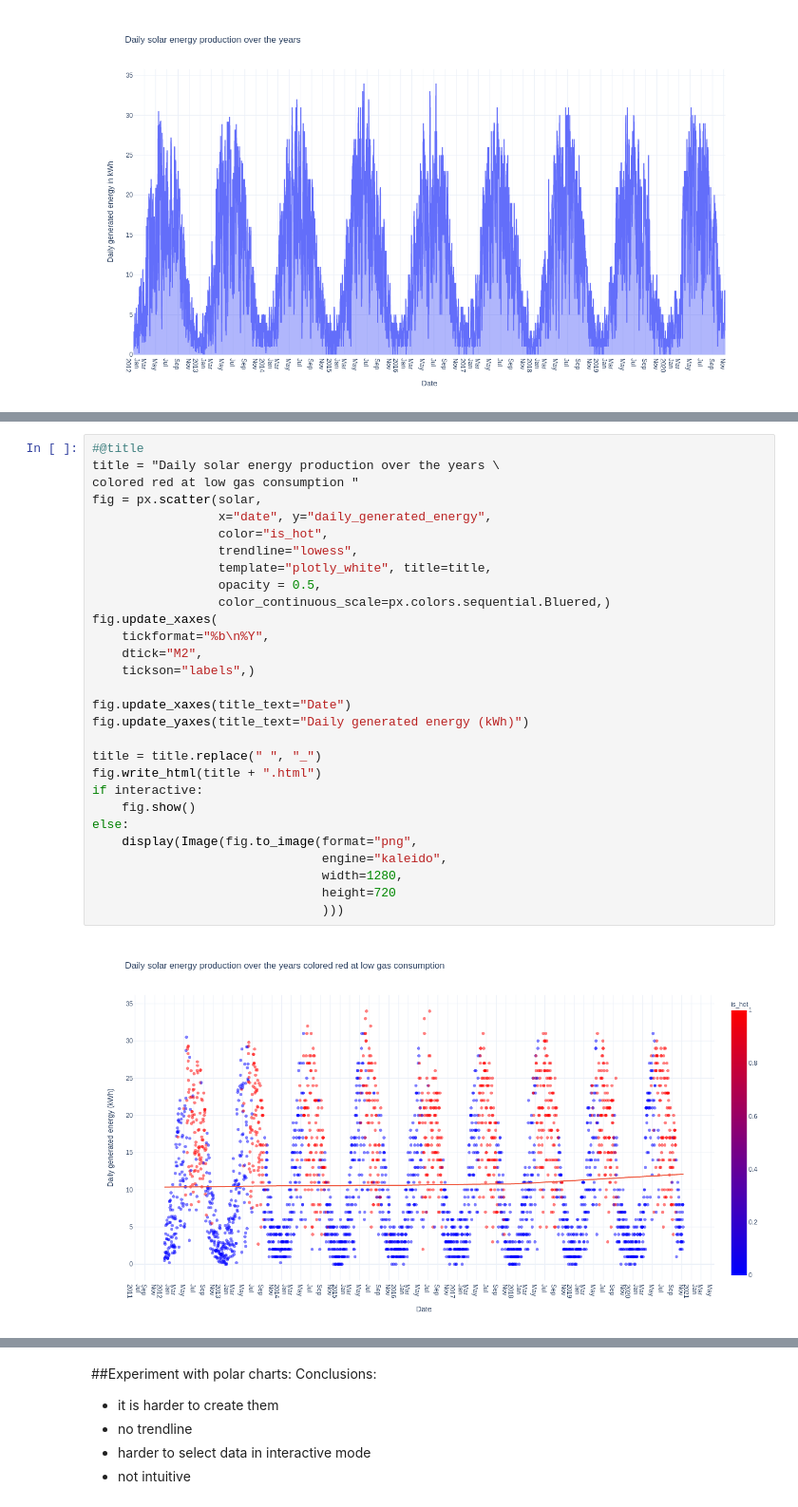
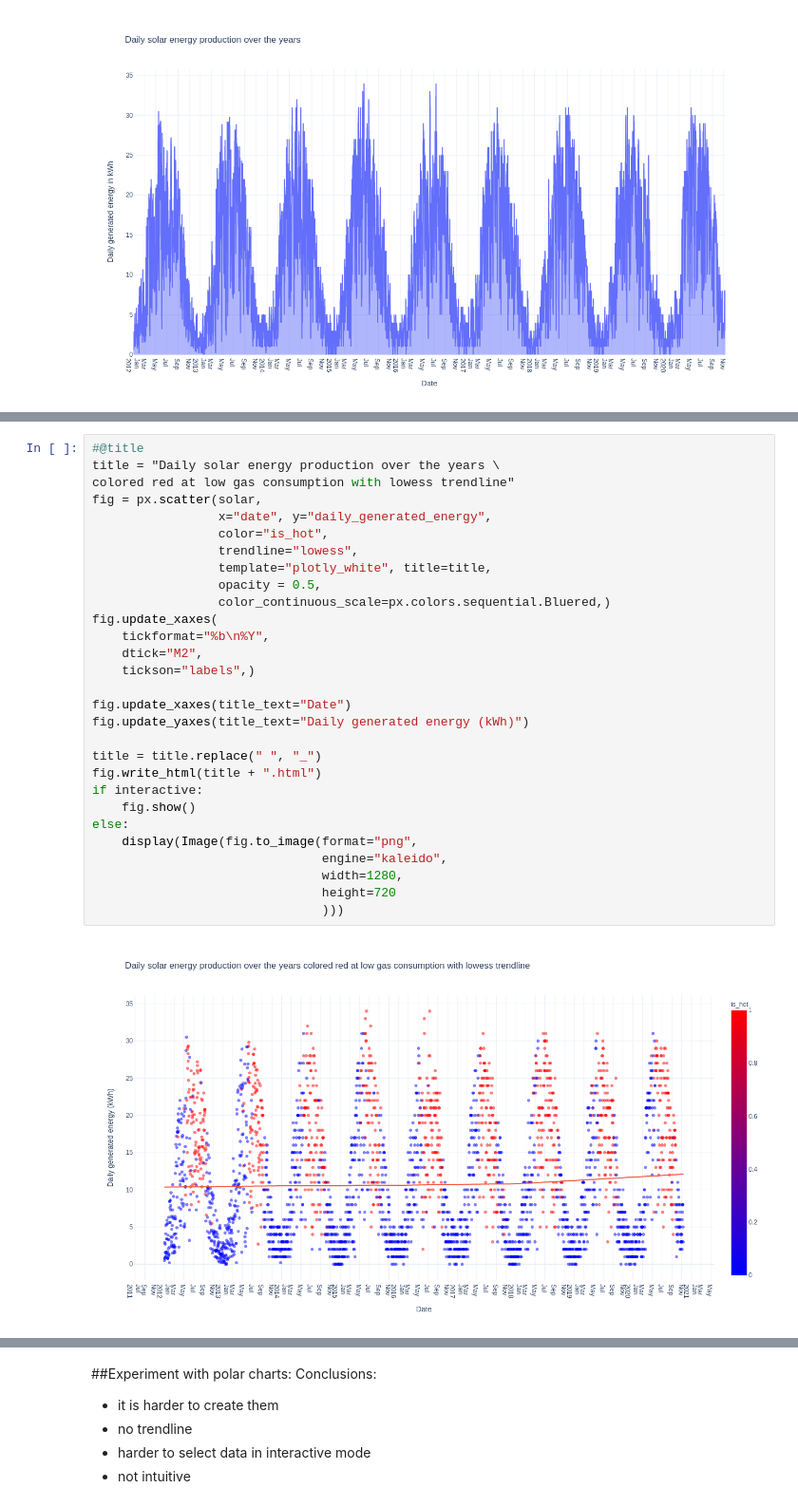
Before and after one commit to ffabi/VisualAnalysis, a Jupyter notebook: Mérési_solar_HF_AEP0TG_OZFKFP.ipynb, the cells around one changed output, grey strips where cells are left out. Shown at 95% size. Drawn from its saved outputs; the diff is of its cells as text.

```diff
--- a/Mérési_solar_HF_AEP0TG_OZFKFP.ipynb
+++ b/Mérési_solar_HF_AEP0TG_OZFKFP.ipynb
@@ -768,34 +770,34 @@ else:
 # %%
 #@title
 title = "Daily solar energy production over the years \
-colored red at low gas consumption "
+colored red at low gas consumption with lowess trendline"
 fig = px.scatter(solar,
                  x="date", y="daily_generated_energy",
                  color="is_hot",
                  trendline="lowess",
                  template="plotly_white", title=title,
                  opacity = 0.5,
                  color_continuous_scale=px.colors.sequential.Bluered,)
 fig.update_xaxes(
     tickformat="%b\n%Y",
     dtick="M2",
     tickson="labels",)
 
 fig.update_xaxes(title_text="Date")
 fig.update_yaxes(title_text="Daily generated energy (kWh)")
 
 title = title.replace(" ", "_")
 fig.write_html(title + ".html")
 if interactive:
     fig.show()
 else:
     display(Image(fig.to_image(format="png",
                                engine="kaleido",
                                width=1280,
                                height=720
                                )))
 # %% [output]
-[figure, old version]
+[figure, new version]
 # %%
 #@title
 title = "Daily house energy consumption over the years\
```
Also changed, not shown: parts of 6 cells of this notebook.
